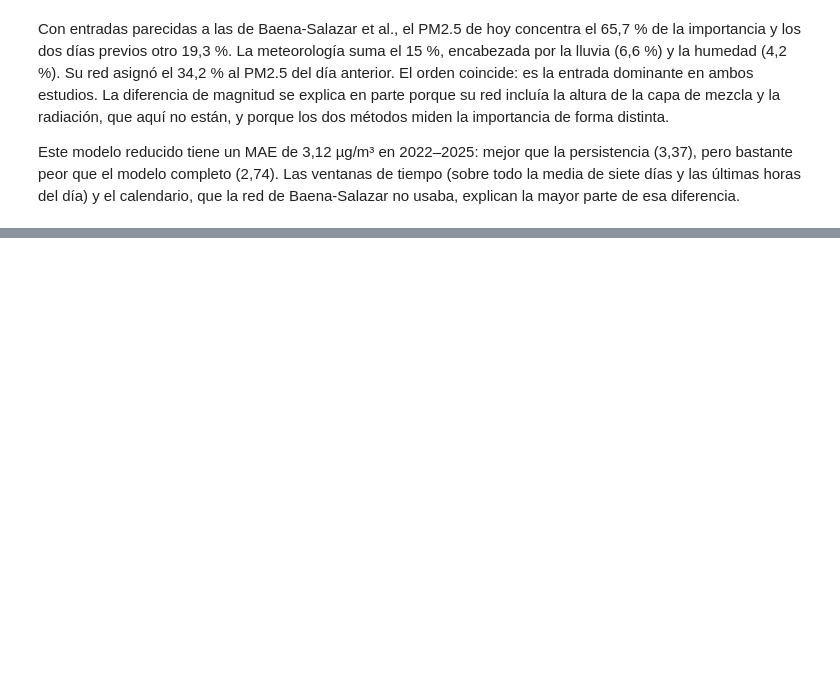
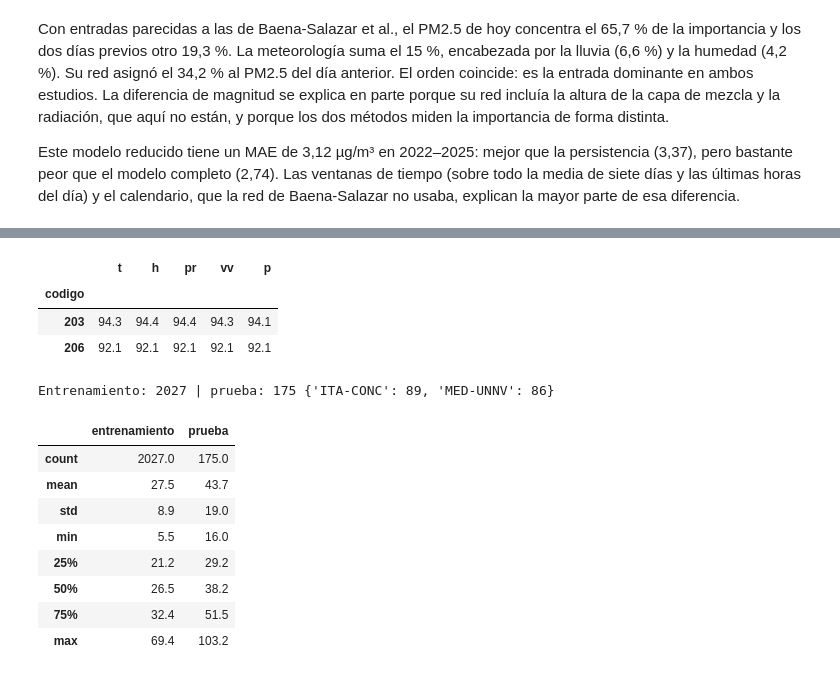
Before and after one commit to linaballesteros/air-quality-applied-ml, a Jupyter notebook: notebooks/02_modelado.ipynb, the cells around one changed output, grey strips where cells are left out. Drawn from its saved outputs; the diff is of its cells as text; code cells hidden in the pictures; blank space fills up the shorter version.

```diff
--- a/notebooks/02_modelado.ipynb
+++ b/notebooks/02_modelado.ipynb
@@ -491,0 +497,53 @@ Este modelo reducido tiene un MAE de 3,12 µg/m³ en 2022–2025: mejor que la p
+# %%
+import re
+
+from src.data.load_meteo import load_meteo_station
+from src.data.stations import BAENA_END, BAENA_PM25_TO_METEO, BAENA_START
+
+BAENA_TEST = ('2016-01-01', '2016-03-31')
+BAENA_REPORTED = pd.DataFrame(
+    {'r2_corr': [0.806, 0.864], 'MAPE': [18.52, 12.35]}, index=['ITA-CONC', 'MED-UNNV']
+)
+
+
+def months_between(folder, start, end):
+    month = lambda f: '-'.join(re.search(r'_(\d{4})_(\d{2})\.', f.name).groups())
+    return [f for f in sorted(folder.glob('*.tab')) if start <= month(f) <= end]
+
+
+pm25_2013 = load_pm25_files(DATA_DIR)
+pm25_2013 = pm25_2013[pm25_2013['fecha_hora'] < '2016-04-01'].melt(
+    id_vars='fecha_hora', value_vars=list(BAENA_PM25_TO_METEO), var_name='station_id', value_name='pm25'
+)
+meteo_2013 = pd.concat(
+    [load_meteo_station(months_between(PROJECT_ROOT / 'data' / 'raw' / 'meteo' / str(code), BAENA_START, BAENA_END))
+     for code in BAENA_PM25_TO_METEO.values()],
+    ignore_index=True,
+)
+hours_2013 = len(pd.date_range('2013-01-01', '2016-03-31 23:00', freq='h'))
+display(meteo_2013.groupby('codigo')[['t', 'h', 'pr', 'vv', 'p']].count().div(hours_2013).mul(100).round(1))
+
+baena = build_features(pm25_2013, meteo_2013, BAENA_PM25_TO_METEO, '2013-01-01', '2016-03-31')
+baena = baena.dropna(subset=['pm25_mean', TARGET]).copy()
+baena['target_date'] = baena['date'] + pd.Timedelta(days=1)
+baena_stations = pd.get_dummies(baena['station_id'], prefix='est', dtype=float)
+baena = pd.concat([baena, baena_stations], axis=1)
+baena_train = baena[baena['target_date'] < BAENA_TEST[0]]
+baena_test = baena[baena['target_date'].between(*BAENA_TEST)]
+print('Entrenamiento:', len(baena_train), '| prueba:', len(baena_test), baena_test.groupby('station_id').size().to_dict())
+display(pd.DataFrame({'entrenamiento': baena_train[TARGET].describe(), 'prueba': baena_test[TARGET].describe()}).round(1))
+# %% [output]
+|  | t | h | pr | vv | p |
+| codigo |  |  |  |  |  |
+| 203 | 94.3 | 94.4 | 94.4 | 94.3 | 94.1 |
+| 206 | 92.1 | 92.1 | 92.1 | 92.1 | 92.1 |
+Entrenamiento: 2027 | prueba: 175 {'ITA-CONC': 89, 'MED-UNNV': 86}
+|  | entrenamiento | prueba |
+| count | 2027.0 | 175.0 |
+| mean | 27.5 | 43.7 |
+| std | 8.9 | 19.0 |
+| min | 5.5 | 16.0 |
+| 25% | 21.2 | 29.2 |
+| 50% | 26.5 | 38.2 |
+| 75% | 32.4 | 51.5 |
+| max | 69.4 | 103.2 |
```
Also changed, not shown: parts of 8 cells of this notebook, 6 other files.
